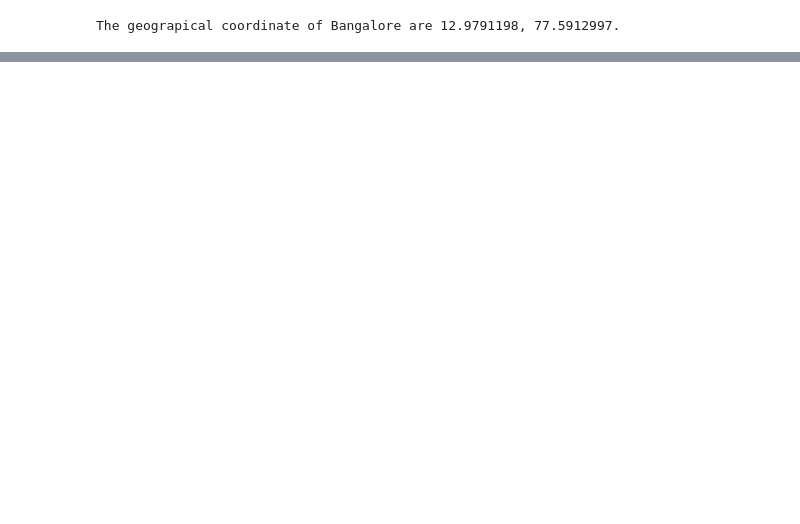
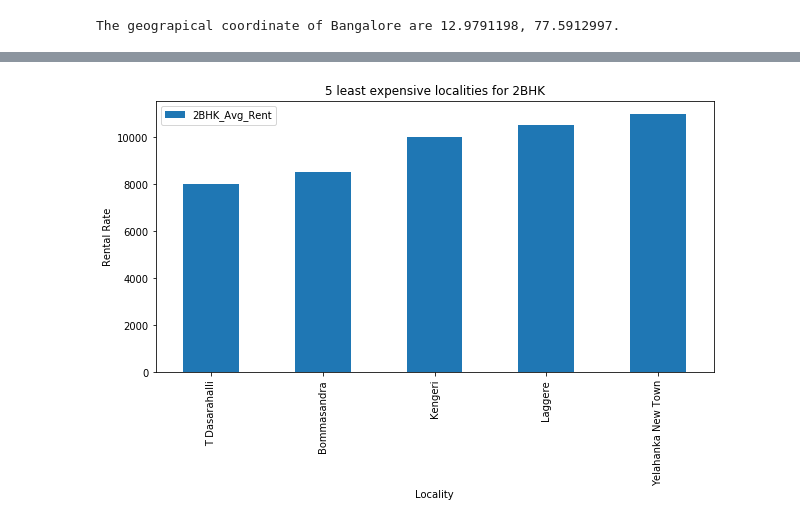
Before and after one commit to satchi7/Coursera_Capstone, a Jupyter notebook: The Battle of Neighborhoods - Code.ipynb, the cells around one changed output, grey strips where cells are left out. Cells and saved outputs as stored; diff of their text form; code cells hidden in the pictures; blank space fills up the shorter version.

```diff
--- a/The Battle of Neighborhoods - Code.ipynb
+++ b/The Battle of Neighborhoods - Code.ipynb
@@ -215,0 +243,12 @@ map_bnglr
+# %%
+df_2BHK_Low=df_data.nsmallest(5,'2BHK_Avg_Rent')
+
+df_2BHK_Low.plot(x='Locality',y='2BHK_Avg_Rent',kind='bar', figsize=(10, 5))
+
+plt.xlabel('Locality') # add to x-label to the plot
+plt.ylabel('Rental Rate') # add y-label to the plot
+plt.title('5 least expensive localities for 2BHK') # add title to the plot
+
+plt.show()
+# %% [output]
+[figure, added]
```
Also changed, not shown: parts of 16 cells of this notebook.
